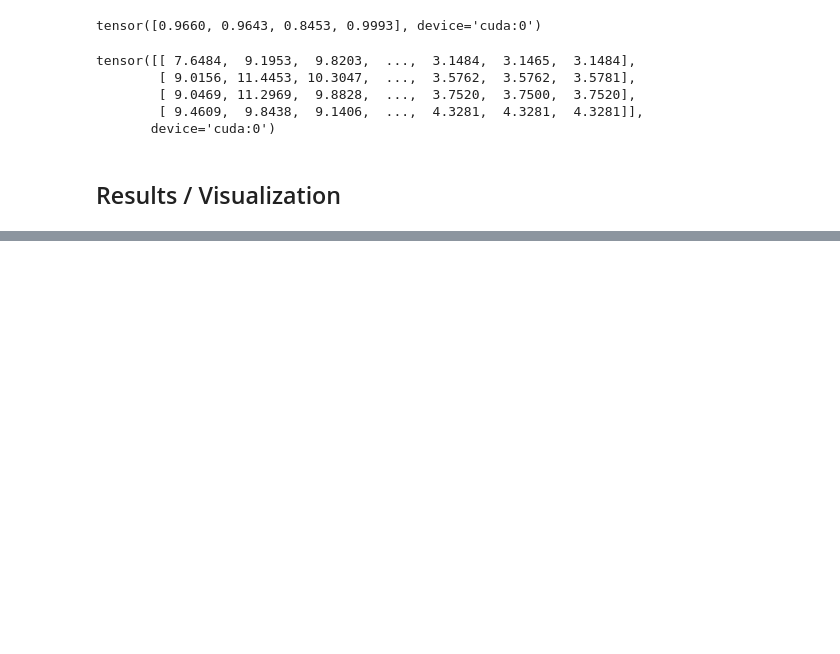
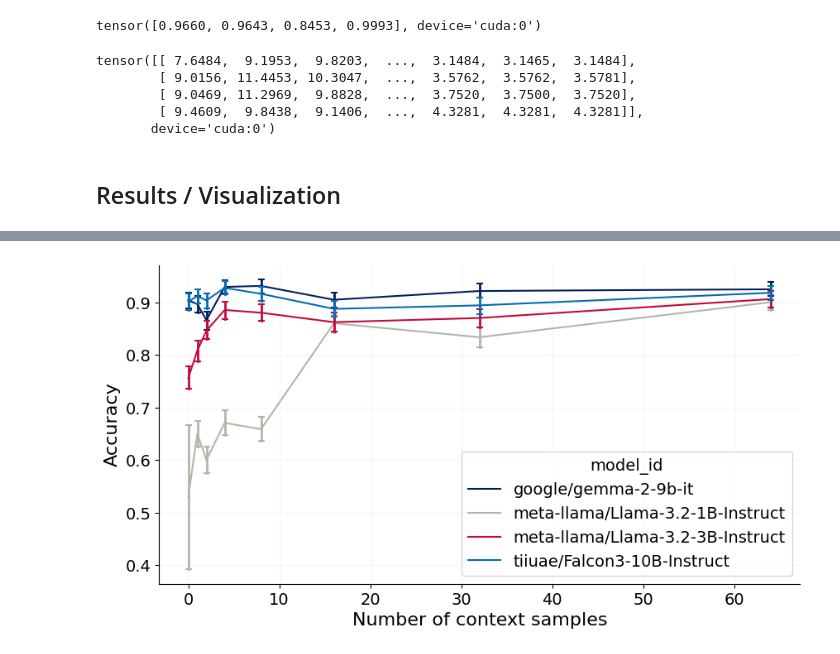
Before and after one commit to jrudoler/in-context-calibration, a Jupyter notebook: test.ipynb, the cells around one changed output, grey strips where cells are left out. Cells and saved outputs as stored; diff of their text form; code cells hidden in the pictures; blank space fills up the shorter version.

```diff
--- a/test.ipynb
+++ b/test.ipynb
@@ -578,0 +659,7 @@ plt.show()
+# %%
+ax = sns.lineplot(data=full_results.reset_index(), x="n_context", y="correct", hue="model_id", hue_order=ece_results["model_id"].unique(),err_style="bars", err_kws={"capsize": 3, "elinewidth": 2, "capthick": 1.5})
+ax.set_ylabel("Accuracy")
+ax.set_xlabel("Number of context samples")
+plt.savefig("figures/accuracy_results.pdf")
+# %% [output]
+[figure, added]
```
Also changed, not shown: parts of 14 cells of this notebook, 41 other files.
